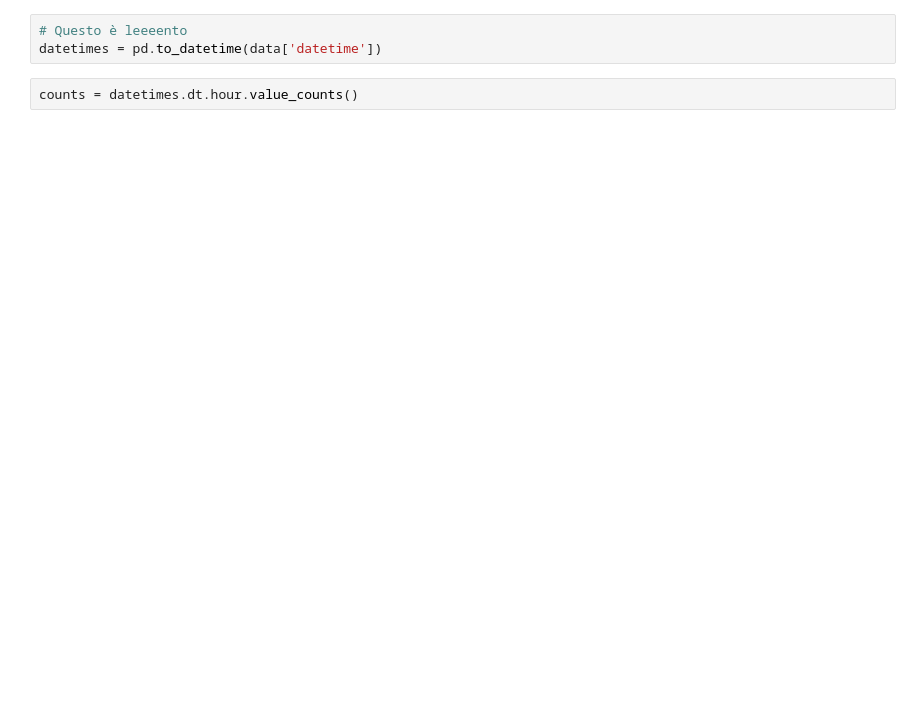
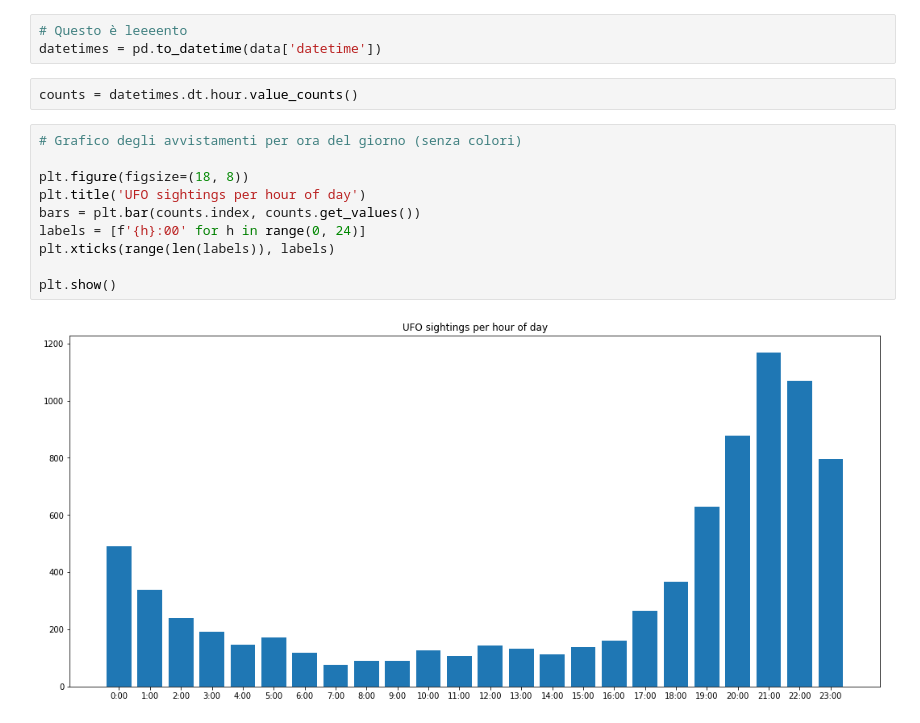
Before and after one commit to mrkct/scivis-progetto, a Jupyter notebook: ufo.ipynb, the cells around one changed output. Drawn from its saved outputs; the diff is of its cells as text; blank space fills up the shorter version.

```diff
--- a/ufo.ipynb
+++ b/ufo.ipynb
@@ -48,4 +19,16 @@ def fix_dataset():
 datetimes = pd.to_datetime(data['datetime'])
 # %%
 counts = datetimes.dt.hour.value_counts()
+# %%
+# Grafico degli avvistamenti per ora del giorno (senza colori)
+
+plt.figure(figsize=(18, 8))
+plt.title('UFO sightings per hour of day')
+bars = plt.bar(counts.index, counts.get_values())
+labels = [f'{h}:00' for h in range(0, 24)]
+plt.xticks(range(len(labels)), labels)
+
+plt.show()
+# %% [output]
+[figure, added]
 # %%
```
Also changed, not shown: parts of 6 cells of this notebook, 5 other files.
